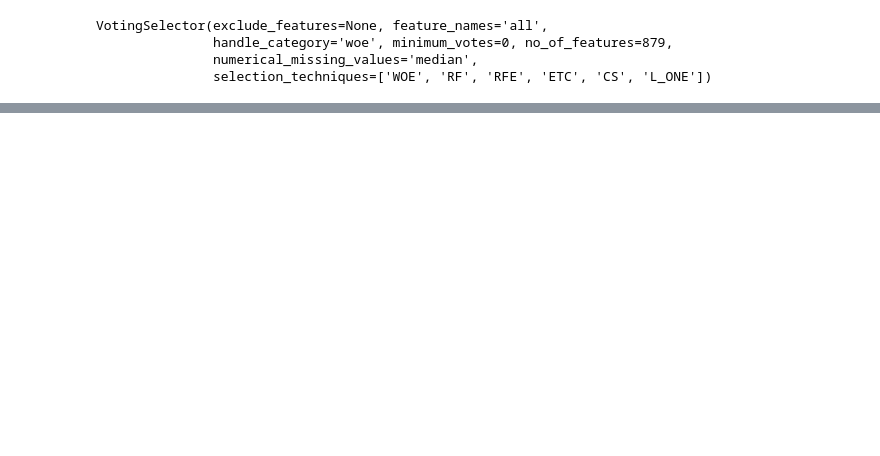
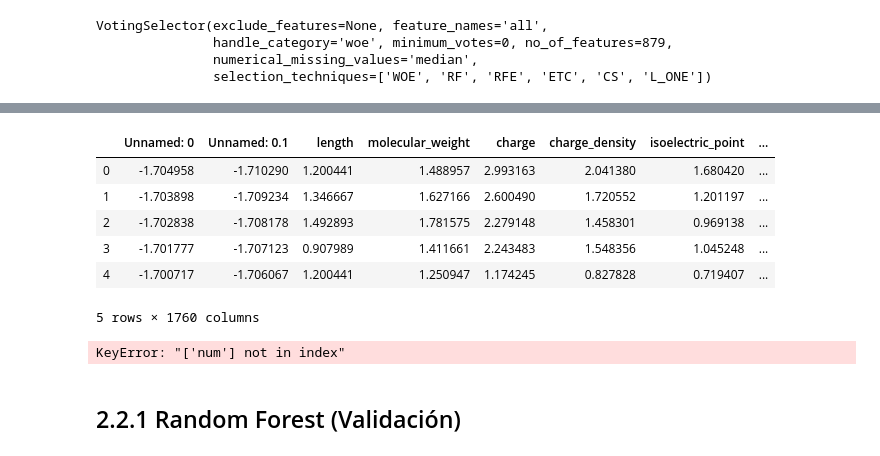
Before and after one commit to santyarboleda/Reconocimiento-de-Patrones, a Jupyter notebook: Competencia_RP.ipynb, the cells around one changed output, grey strips where cells are left out. Cells and saved outputs as stored; diff of their text form; code cells hidden in the pictures; blank space fills up the shorter version.

```diff
--- a/Competencia_RP.ipynb
+++ b/Competencia_RP.ipynb
@@ -576,0 +657,22 @@ Estas son las variables más importantes, según el consenso de votos de selecci
+# %%
+# Normalizamos el set de datos
+names = val_data.columns
+scaler = preprocessing.StandardScaler()
+scaled_val_data = scaler.fit_transform(val_data)
+scaled_val_data  = pd.DataFrame(scaled_val_data, columns=names)
+scaled_val_data.head()
+# %% [output]
+|  | Unnamed: 0 | Unnamed: 0.1 | length | molecular_weight | charge | charge_density | isoelectric_point | ... |
+| 0 | -1.704958 | -1.710290 | 1.200441 | 1.488957 | 2.993163 | 2.041380 | 1.680420 | ... |
+| 1 | -1.703898 | -1.709234 | 1.346667 | 1.627166 | 2.600490 | 1.720552 | 1.201197 | ... |
+| 2 | -1.702838 | -1.708178 | 1.492893 | 1.781575 | 2.279148 | 1.458301 | 0.969138 | ... |
+| 3 | -1.701777 | -1.707123 | 0.907989 | 1.411661 | 2.243483 | 1.548356 | 1.045248 | ... |
+| 4 | -1.700717 | -1.706067 | 1.200441 | 1.250947 | 1.174245 | 0.827828 | 0.719407 | ... |
+5 rows × 1760 columns
+# %%
+data_val_x = scaled_val_data[priorizadas]
+data_val_y = y2
+# %% [output]
+KeyError: "['num'] not in index"
+# %% [markdown]
+## 2.2.1 Random Forest (Validación)
```
Also changed, not shown: parts of 36 cells of this notebook.
